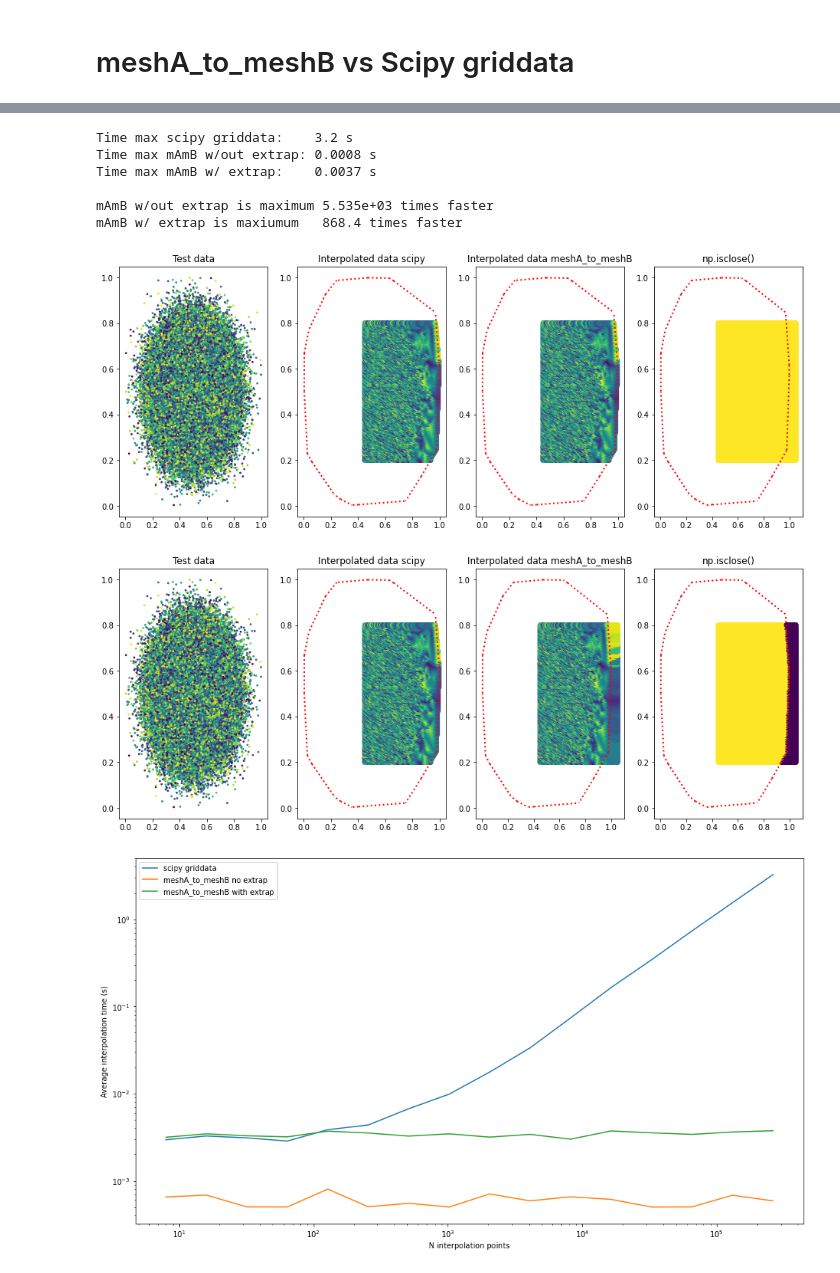
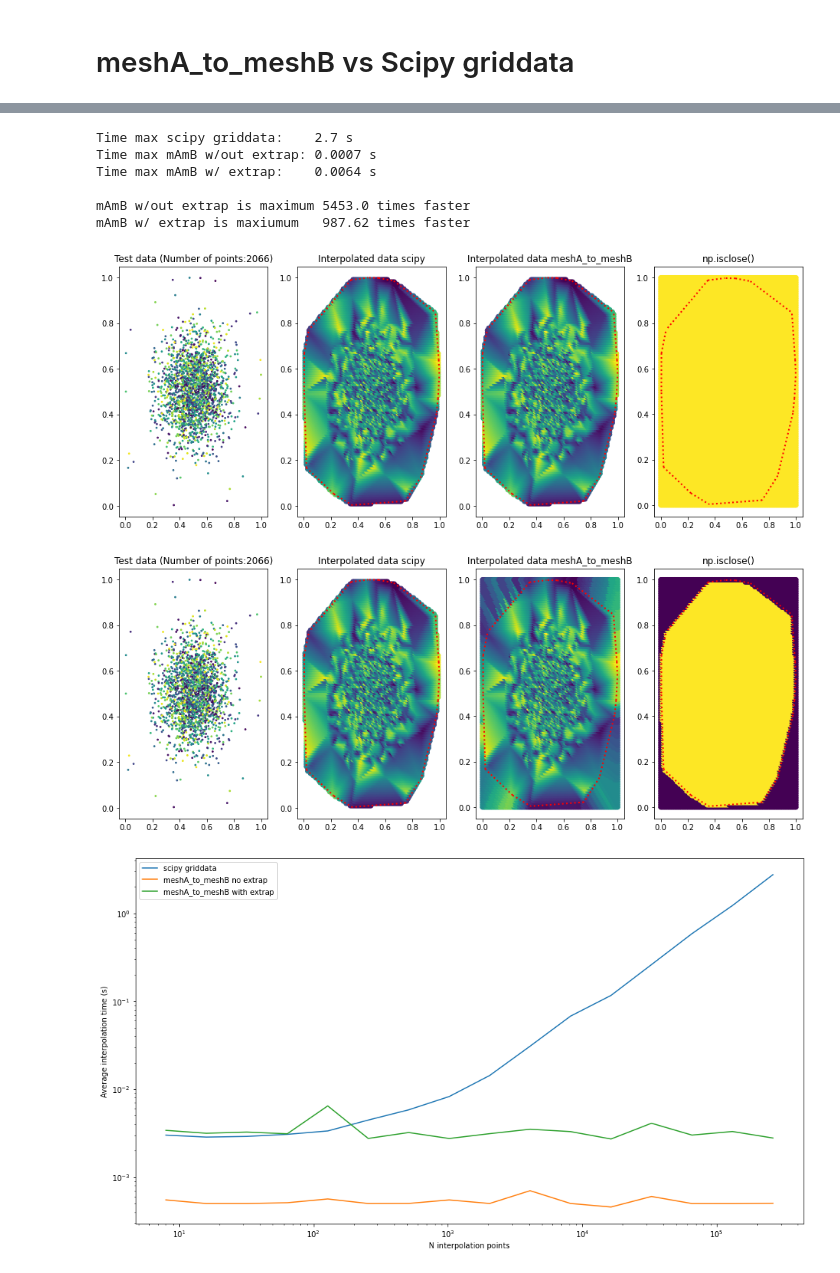
Before and after one commit to KetilFIversen/meshA_to_meshB-Interpolator, a Jupyter notebook: meshA_to_meshB vs Scipy Example.ipynb, the cells around one changed output, grey strips where cells are left out. Saved outputs shown, nothing was run; the diff lists cells and outputs as text; code cells hidden in the pictures.

```diff
--- a/meshA_to_meshB vs Scipy Example.ipynb
+++ b/meshA_to_meshB vs Scipy Example.ipynb
@@ -53,10 +53,12 @@ def plot_comparisons(points_sparse, points_dense, f_sparse, f_dense, f_dense_sci
     x_dense  = points_dense[:,0]
     y_dense  = points_dense[:,1]
 
+    N_points = points_sparse.shape[0]
+
     fig, axs = plt.subplots(1,4,figsize=(16,6))
 
     axs[0].scatter(x_sparse,y_sparse,c=f_sparse, s=3)
-    axs[0].set_title('Test data')
+    axs[0].set_title(f'Test data (Number of points:{N_points})')
 
     axs[1].scatter(x_dense,y_dense,c=f_dense_scipy)
     axs[1].scatter(x_sparse,y_sparse,c='red', s=1) if plot_markers else None
@@ -73,7 +75,7 @@ def plot_comparisons(points_sparse, points_dense, f_sparse, f_dense, f_dense_sci
 
     fig.savefig(parent_dir+image_dir+filenm) if store else None
 # %%
-def plot_times(deltas):
+def plot_times(deltas, store=False, filenm='Times'):
     fig, ax = plt.subplots(1,1, figsize=(16,9))
     ax.loglog(deltas[:,0], deltas[:,1])
     ax.loglog(deltas[:,0], deltas[:,2])
@@ -81,14 +83,15 @@ def plot_times(deltas):
     ax.legend(['scipy griddata', 'meshA_to_meshB no extrap', 'meshA_to_meshB with extrap'])
     ax.set_xlabel('N interpolation points')
     ax.set_ylabel('Average interpolation time (s)')
+    fig.savefig(parent_dir+image_dir+filenm) if store else None
 # %%
-def compare_times(N_list, extrap_nans, extrap_from_A, fill_value, extrap_qhull, iterations=3):
+def compare_times(N_list, extrap_from_A, fill_value, extrap_qhull, iterations=3):
 
-    x_mid = 0.75
+    x_mid = 1/2
     y_mid = 1/2
 
-    dx = 0.3
-    dy = 0.3
+    dx = 0.5
+    dy = 0.5
 
     x = np.linspace(x_mid-dx,x_mid+dx,100)
     y = np.linspace(y_mid-dy,y_mid+dy,100)
@@ -113,7 +116,7 @@ def compare_times(N_list, extrap_nans, extrap_from_A, fill_value, extrap_qhull,
     points_hull = points_sparsest[np.unique(hull.simplices)]
     hull_N = points_hull.shape[0]
 
-    for N in N_list:
+    for ii, N in enumerate(N_list):
 
         x_sparse = np.concatenate([truncnorm.rvs((lower-mu)/sigma,(upper-mu)/sigma,loc=mu,scale=sigma,size=N), points_hull[:,0]])
         y_sparse = np.concatenate([truncnorm.rvs((lower-mu)/sigma,(upper-mu)/sigma,loc=mu,scale=sigma,size=N), points_hull[:,1]])
@@ -144,32 +147,32 @@ def compare_times(N_list, extrap_nans, extrap_from_A, fill_value, extrap_qhull,
         delta_mAmB_F_list.append((end_mAmB_F-start_mAmB_F)/iterations)
         delta_mAmB_T_list.append((end_mAmB_T-start_mAmB_T)/iterations)
 
+        plot_comparisons(points_sparse, points_dense, f_sparse, f_dense_F, f_dense_scipy, plot_markers=False, store=True, filenm='mA2mBvsScipy_no_extrapolation.png') if ii == 8 else None
+        plot_comparisons(points_sparse, points_dense, f_sparse, f_dense_T, f_dense_scipy, plot_markers=False, store=True, filenm='mAmBvsScipy_with_extrapolation.png') if ii == 8 else None
+
     deltas = np.stack([N_list, delta_sci_list, delta_mAmB_F_list, delta_mAmB_T_list], axis=-1)
 
-    plot_comparisons(points_sparse, points_dense, f_sparse, f_dense_F, f_dense_scipy, plot_markers=False)
-    plot_comparisons(points_sparse, points_dense, f_sparse, f_dense_T, f_dense_scipy, plot_markers=False)
-    plot_times(deltas)
+    plot_times(deltas, store=True, filenm='Times_comparison')
 
     print(f'Time max scipy griddata:    {np.max(delta_sci_list):.2} s')
     print(f'Time max mAmB w/out extrap: {np.max(delta_mAmB_F_list):.2} s')
     print(f'Time max mAmB w/ extrap:    {np.max(delta_mAmB_T_list):.2} s\n')
-    print(f'mAmB w/out extrap is maximum {(delta_sci_list[-1])/(delta_mAmB_F_list[-1]):.4} times faster') if delta_sci_list[-1] > delta_mAmB_F_list[-1] else print(f'mAmB w/ extrap is {(delta_mAmB_F_list[-1])/(delta_sci_list[-1]):.4} times slower')
-    print(f'mAmB w/ extrap is maxiumum   {(delta_sci_list[-1])/(delta_mAmB_T_list[-1]):.4} times faster') if delta_sci_list[-1] > delta_mAmB_T_list[-1] else print(f'mAmB w/ extrap is {(delta_mAmB_T_list[-1])/(delta_sci_list[-1]):.4} times slower')
+    print(f'mAmB w/out extrap is maximum {(delta_sci_list[-1])/(delta_mAmB_F_list[-1]):.5} times faster') if delta_sci_list[-1] > delta_mAmB_F_list[-1] else print(f'mAmB w/ extrap is {(delta_mAmB_F_list[-1])/(delta_sci_list[-1]):.5} times slower')
+    print(f'mAmB w/ extrap is maxiumum   {(delta_sci_list[-1])/(delta_mAmB_T_list[-1]):.5} times faster') if delta_sci_list[-1] > delta_mAmB_T_list[-1] else print(f'mAmB w/ extrap is {(delta_mAmB_T_list[-1])/(delta_sci_list[-1]):.5} times slower')
 # %%
-N_list = [8,16,32,64,128,256,512,1024,2048,4096,8192,16384,32768, 65536, 131072, 262144]
+N_list = [8,16,32,64,128,256,512,1024,2048,4096,8192,16384,32768,65536,131072,262144]
 extrap_qhull  = False
-extrap_nans   = False
 extrap_from_A = False # False is slow for nearest if there are many points to extrapolate.
 fill_value    = np.nan
 
-compare_times(N_list, extrap_nans, extrap_from_A, fill_value, extrap_qhull, iterations=20)
+compare_times(N_list, extrap_from_A, fill_value, extrap_qhull, iterations=20)
 # %% [output]
-Time max scipy griddata:    3.2 s
-Time max mAmB w/out extrap: 0.0008 s
-Time max mAmB w/ extrap:    0.0037 s
+Time max scipy griddata:    2.7 s
+Time max mAmB w/out extrap: 0.0007 s
+Time max mAmB w/ extrap:    0.0064 s
 
-mAmB w/out extrap is maximum 5.535e+03 times faster
-mAmB w/ extrap is maxiumum   868.4 times faster
+mAmB w/out extrap is maximum 5453.0 times faster
+mAmB w/ extrap is maxiumum   987.62 times faster
-[figure, old version]
+[figure, new version]
-[figure, old version]
+[figure, new version]
-[figure, old version]
+[figure, new version]
```
Also changed, not shown: parts of 1 cell of this notebook, 6 other files.
